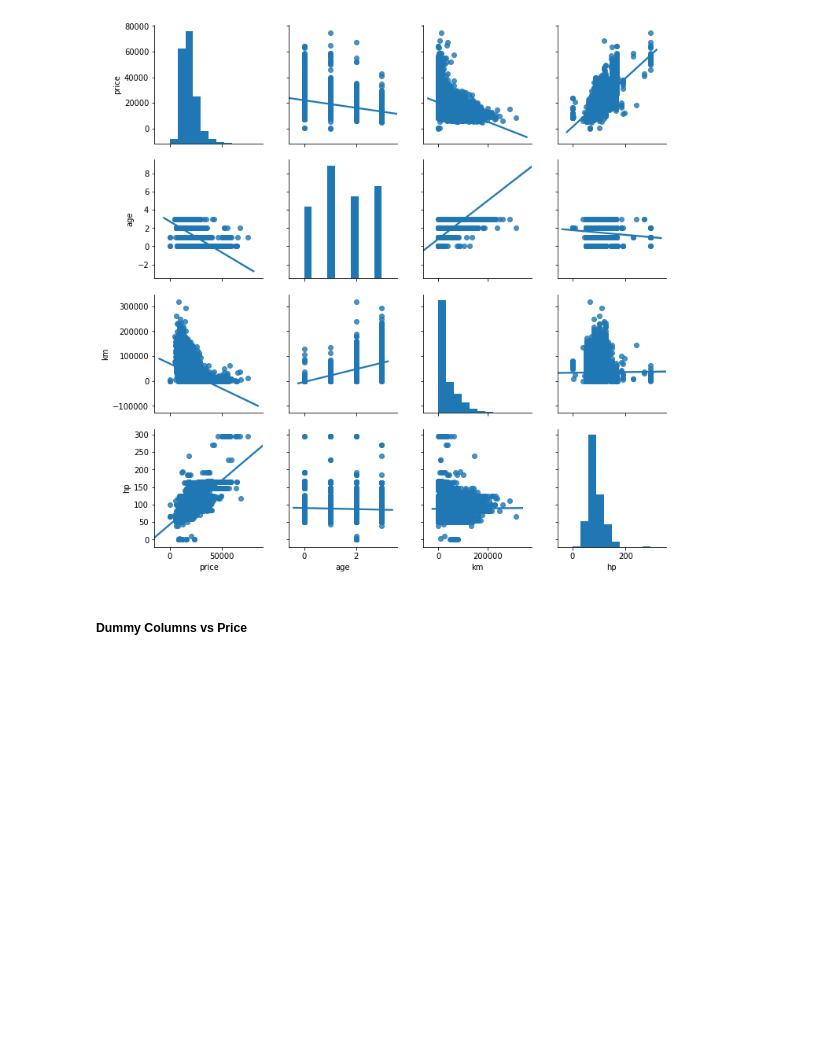
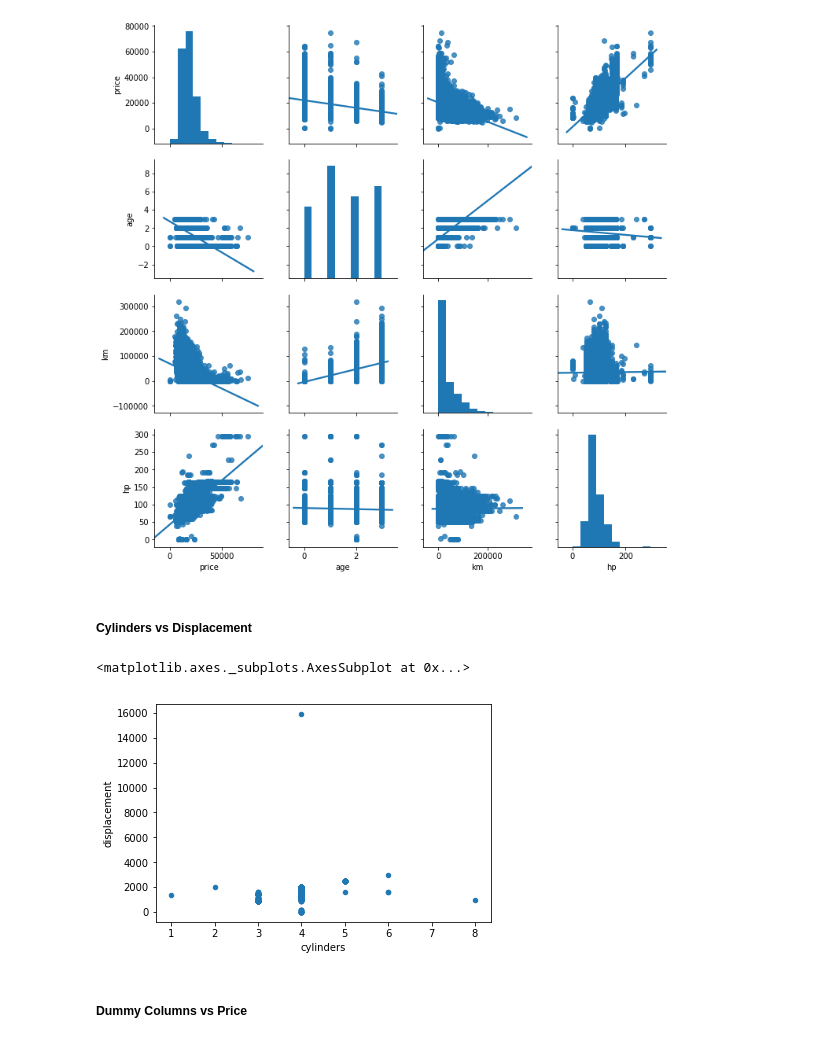
Before and after one commit to kaymal/price-prediction, a Jupyter notebook: trgt/EDA-t.ipynb, the cells around one changed output. Drawn from its saved outputs; the diff is of its cells as text; code cells hidden in the pictures; blank space fills up the shorter version.

```diff
--- a/trgt/EDA-t.ipynb
+++ b/trgt/EDA-t.ipynb
@@ -596,6 +611,13 @@ sns.pairplot(df[['price', 'age', 'km', 'hp']], kind="reg")
 # %% [output]
 <seaborn.axisgrid.PairGrid at 0x...>
 [figure]
+# %% [markdown]
+##### Cylinders vs Displacement
+# %%
+df.plot.scatter('cylinders', 'displacement')
+# %% [output]
+<matplotlib.axes._subplots.AxesSubplot at 0x...>
+[figure, added]
 # %% [markdown]
 ##### Dummy Columns vs Price
 # %%
```
Also changed, not shown: parts of 17 cells of this notebook.
